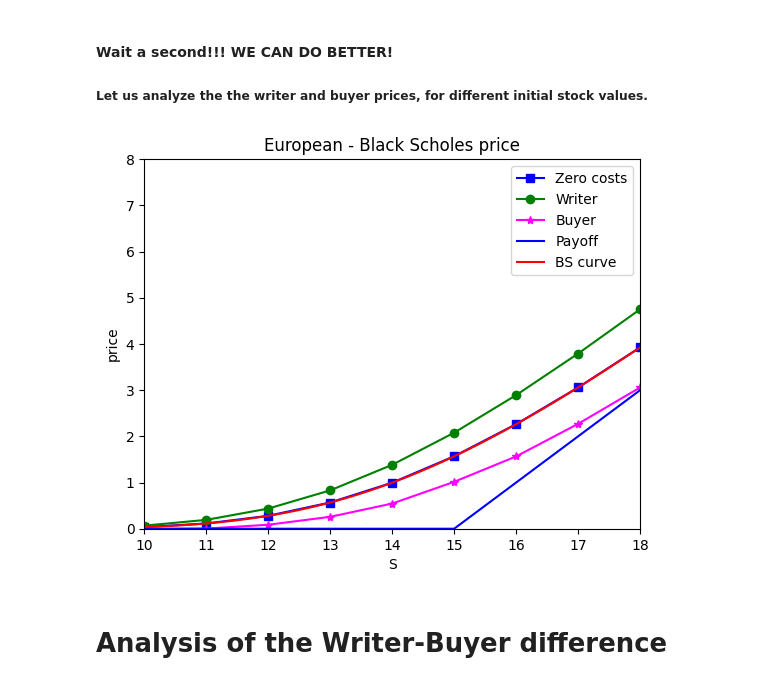
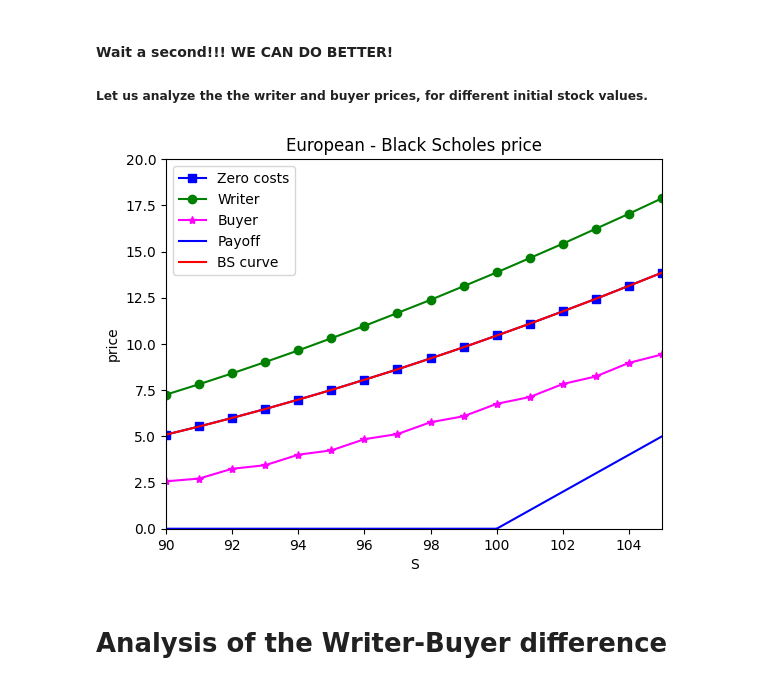
Before and after one commit to JulesArzel/Deep_Hedging_v2, a Jupyter notebook: New approach/4.1 Option pricing with transaction costs.ipynb, the cells around one changed output. Drawn from its saved outputs; the diff is of its cells as text; code cells hidden in the pictures.

```diff
--- a/New approach/4.1 Option pricing with transaction costs.ipynb
+++ b/New approach/4.1 Option pricing with transaction costs.ipynb
@@ -1012,7 +1012,7 @@ TC2 = TC_pricer2(opt_param, diff_param, cost_b=cost, cost_s=cost, gamma=gamma)
 #-----------------------------------------------------------------------------------
 #-----------------------------------------------------------------------------------
 
-S = list(range(10, 22))
+S = list(range(90, 110))
 price_0 = []
 price_w = []
 price_b = []
@@ -1031,10 +1031,10 @@ TC2.cost_s = 0  # set to 0 for future computations
 # %%
 plt.plot(S, price_0, color="blue", marker="s", label="Zero costs")
 plt.plot(S, price_w, color="green", marker="o", label="Writer")
 plt.plot(S, price_b, color="magenta", marker="*", label="Buyer")
-BS.plot(axis=[10, 18, 0, 8])  # plot of the Black Scholes line
+BS.plot(axis=[90, 105, 0, 20])  # plot of the Black Scholes line
 # %% [output]
-[figure, old version]
+[figure, new version]
 # %% [markdown]
 # Analysis of the Writer-Buyer difference
 # %% [markdown]
```
Also changed, not shown: parts of 12 cells of this notebook.
